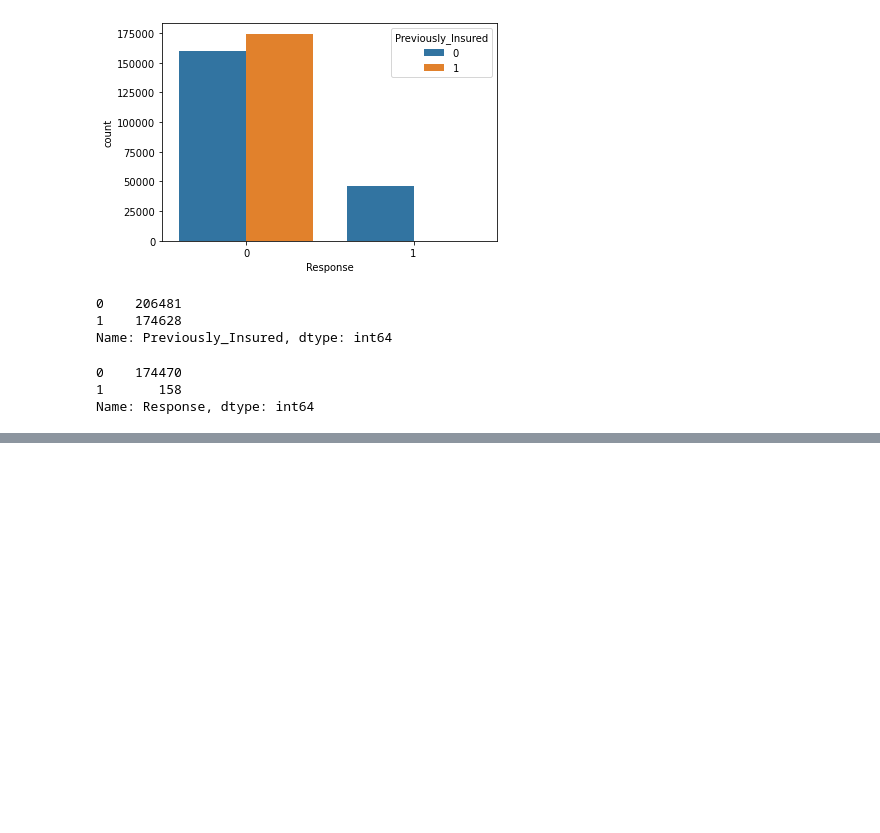
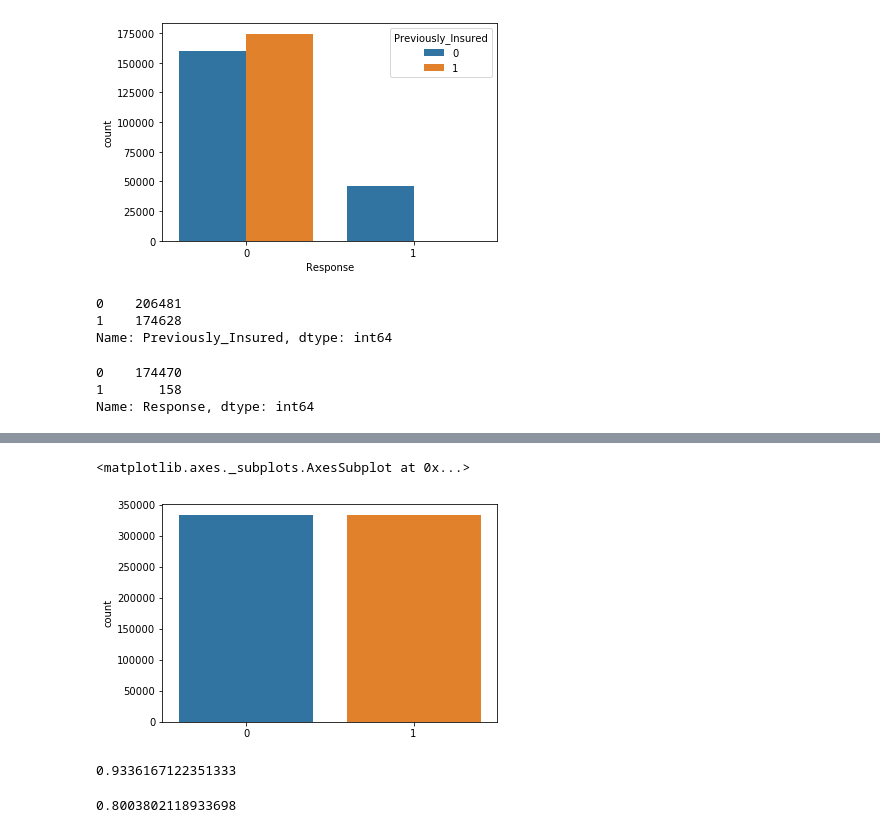
Before and after one commit to gouthamreddy97/health_insurance, a Jupyter notebook: health_insurance.ipynb, the cells around one changed output, grey strips where cells are left out. Drawn from its saved outputs; the diff is of its cells as text; code cells hidden in the pictures; blank space fills up the shorter version.

```diff
--- a/health_insurance.ipynb
+++ b/health_insurance.ipynb
@@ -159,0 +216,2 @@ Name: Response, dtype: int64
+# %%
+X_res,y_res = os.fit_sample(X,Y)
@@ -159,0 +226,5 @@ Name: Response, dtype: int64
+# %%
+sns.countplot(y_res)
+# %% [output]
+<matplotlib.axes._subplots.AxesSubplot at 0x...>
+[figure, added]
@@ -159,0 +237,21 @@ Name: Response, dtype: int64
+# %%
+from sklearn.pipeline import Pipeline
+from sklearn.linear_model import LogisticRegression
+from sklearn.ensemble import RandomForestClassifier
+from sklearn.model_selection import cross_val_score
+pipe1 = Pipeline([('scaler', StandardScaler()), ('rf', RandomForestClassifier())])
+pipe1.fit(X_train, y_train)
+pipe1.score(X_test, y_test)
+#rf_score = cross_val_score(pipe1, X_res, y_res, cv=5)
+#rf_score.mean()
+# %% [output]
+0.9336167122351333
+# %%
+pipe2 = Pipeline([('scaler', StandardScaler()), ('lg_model', LogisticRegression())])
+pipe2.fit(X_train, y_train)
+pipe2.score(X_test, y_test)
+#pipe1.fit(X_res, y_res)
+#lg_score = cross_val_score(pipe2, X_res, y_res, cv=5)
+#lg_score
+# %% [output]
+0.8003802118933698
```
Also changed, not shown: parts of 19 cells of this notebook.
